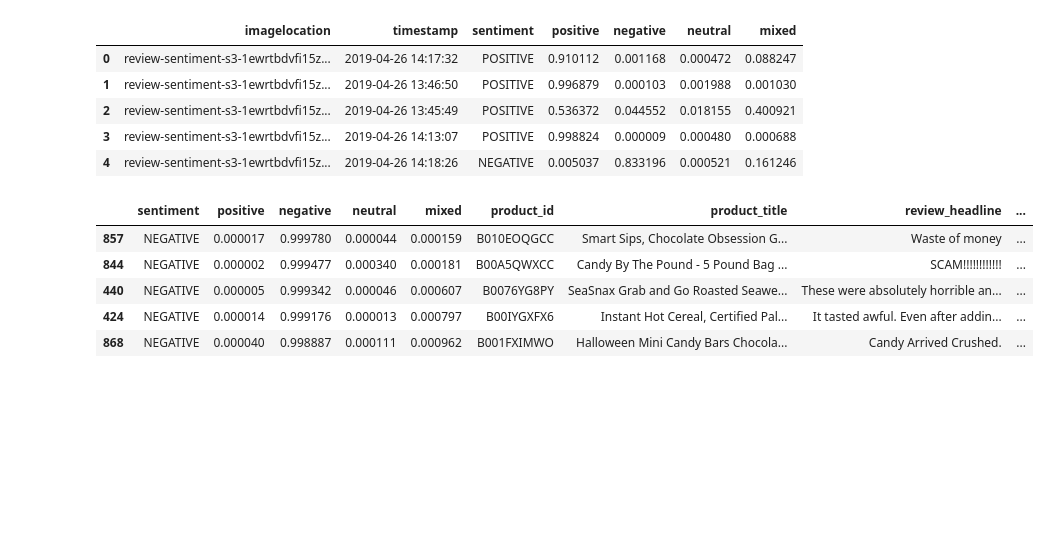
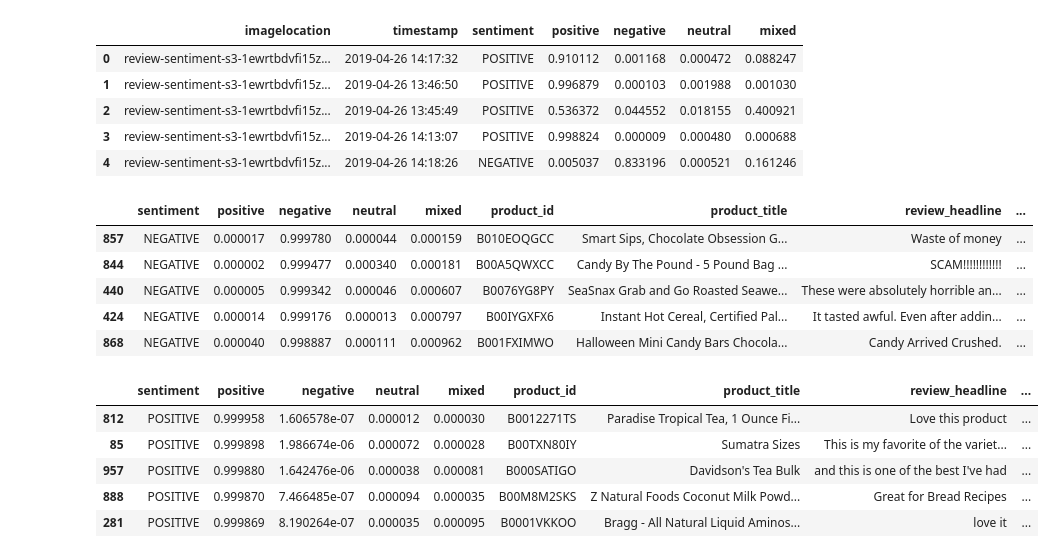
Before and after one commit to jieyinybl/sentiment_analysis, a Jupyter notebook: sentiment_amazon_grocery.ipynb, the cells around one changed output. Saved outputs shown, nothing was run; the diff lists cells and outputs as text; code cells hidden in the pictures; blank space fills up the shorter version.

Commit message:
added lines for positive reviews;

```diff
--- a/sentiment_amazon_grocery.ipynb
+++ b/sentiment_amazon_grocery.ipynb
@@ -109,3 +109,13 @@ df_result_2[df_result_2['sentiment']=='NEGATIVE'][['sentiment', 'positive', 'neg
 | 440 | NEGATIVE | 0.000005 | 0.999342 | 0.000046 | 0.000607 | B0076YG8PY | SeaSnax Grab and Go Roasted Seawe... | These were absolutely horrible an... | ... |
 | 424 | NEGATIVE | 0.000014 | 0.999176 | 0.000013 | 0.000797 | B00IYGXFX6 | Instant Hot Cereal, Certified Pal... | It tasted awful. Even after addin... | ... |
 | 868 | NEGATIVE | 0.000040 | 0.998887 | 0.000111 | 0.000962 | B001FXIMWO | Halloween Mini Candy Bars Chocola... | Candy Arrived Crushed. | ... |
+# %%
+df_result_2[df_result_2['sentiment']=='POSITIVE'][['sentiment', 'positive', 'negative', 'neutral', 'mixed', 'product_id', 'product_title', 'review_headline', 'review_body']]\
+    .sort_values(by=['positive'], ascending=False).head()
+# %% [output]
+|  | sentiment | positive | negative | neutral | mixed | product_id | product_title | review_headline | ... |
+| 812 | POSITIVE | 0.999958 | 1.606578e-07 | 0.000012 | 0.000030 | B0012271TS | Paradise Tropical Tea, 1 Ounce Fi... | Love this product | ... |
+| 85 | POSITIVE | 0.999898 | 1.986674e-06 | 0.000072 | 0.000028 | B00TXN80IY | Sumatra Sizes | This is my favorite of the variet... | ... |
+| 957 | POSITIVE | 0.999880 | 1.642476e-06 | 0.000038 | 0.000081 | B000SATIGO | Davidson's Tea Bulk | and this is one of the best I've had | ... |
+| 888 | POSITIVE | 0.999870 | 7.466485e-07 | 0.000094 | 0.000035 | B00M8M2SKS | Z Natural Foods Coconut Milk Powd... | Great for Bread Recipes | ... |
+| 281 | POSITIVE | 0.999869 | 8.190264e-07 | 0.000035 | 0.000095 | B0001VKKOO | Bragg - All Natural Liquid Aminos... | love it | ... |
```
